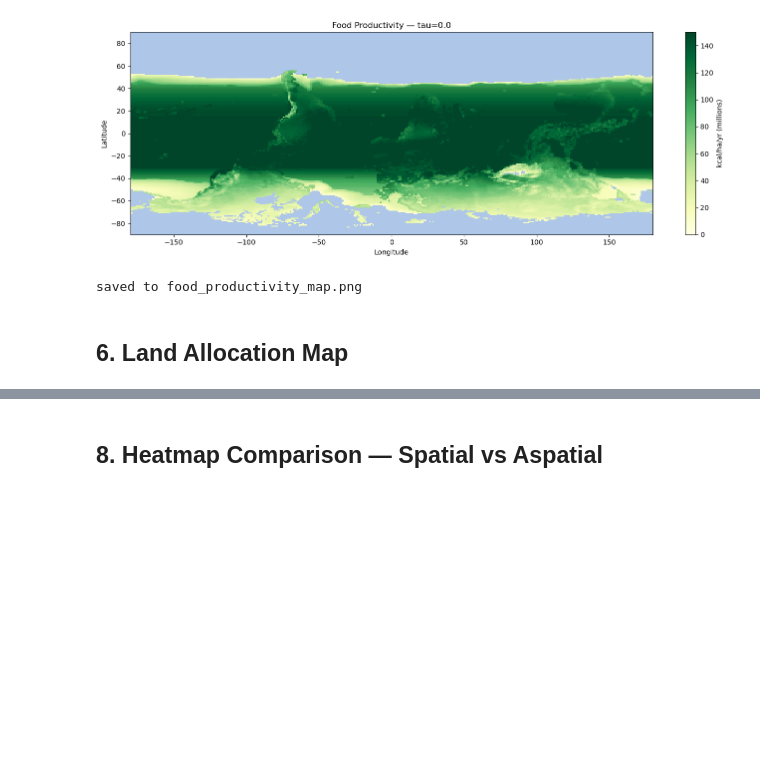
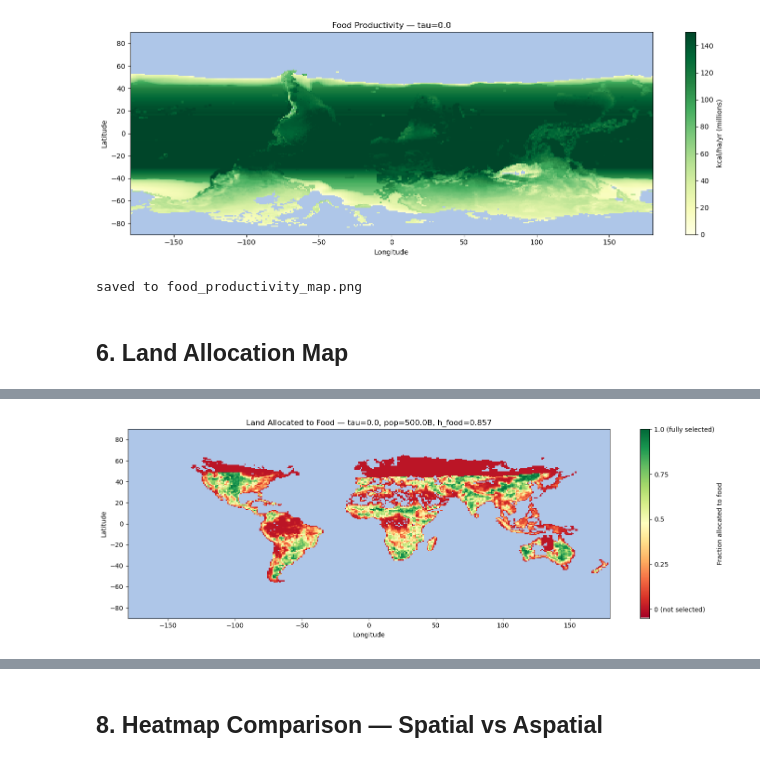
Before and after one commit to evasbenson/ECC_model, a Jupyter notebook: ecc_analysis.ipynb, the cells around one changed output, grey strips where cells are left out. Drawn from its saved outputs; the diff is of its cells as text; code cells hidden in the pictures; blank space fills up the shorter version.

```diff
--- a/ecc_analysis.ipynb
+++ b/ecc_analysis.ipynb
@@ -341,0 +553,78 @@ NameError: name 'lon2d' is not defined
+# %%
+# test higher population to see if cutoff disappears and more land is used
+tau_test = 0.0
+pop_test = 500.0
+
+kcal_per_ha_test, _ = get_kcal_per_ha(PAR_grid, eimat, area, tau_test)
+
+# rerun optimizer
+params_test = get_parameters()
+sols_test   = get_analytic_sols(params_test)
+p_test      = setup_params(pop_test, tau_test, params_test, sols_test,
+                           use_spatial=True,
+                           kcal_per_ha=kcal_per_ha_test, area_ha=area_ha,
+                           farmedPct=farmedPct, is_land=is_land)
+sol_test, util_test, flag_test = ecc_optimization(pop_test, tau_test, p_test)
+h_food_share_test = sol_test[9]
+
+print(f'tau={tau_test}, pop={pop_test}B')
+print(f'exitflag={flag_test}, utility={-util_test:.4f}, h_food={h_food_share_test:.4f}')
+
+g_flat_test  = kcal_per_ha_test.ravel()
+area_flat    = area_ha.ravel()
+farmed_flat  = farmedPct.ravel()
+land_flat    = is_land.ravel()
+farmable     = (farmed_flat > 0) & land_flat
+unfarmed_land = (farmed_flat == 0) & land_flat
+
+total_ha_test = np.nansum(area_flat * land_flat)
+target_ha     = h_food_share_test * total_ha_test
+
+farmed_area   = farmed_flat * area_flat * farmable
+unfarmed_area = area_flat * unfarmed_land
+
+order       = np.argsort(-g_flat_test)
+selected    = np.zeros(len(g_flat_test))
+accumulated = 0.0
+
+for idx in order:
+    if farmed_area[idx] <= 0: continue
+    if accumulated >= target_ha: break
+    take = min(farmed_area[idx], target_ha - accumulated)
+    selected[idx] = take / area_flat[idx]
+    accumulated  += take
+
+for idx in order:
+    if unfarmed_area[idx] <= 0: continue
+    if accumulated >= target_ha: break
+    take = min(unfarmed_area[idx], target_ha - accumulated)
+    selected[idx] = take / area_flat[idx]
+    accumulated  += take
+
+selected_2d   = selected.reshape(180, 360)
+display_2d    = np.where(farmedPct > 0, selected_2d,
+                np.where(is_land,      -0.05, np.nan))
+
+from matplotlib.colors import LinearSegmentedColormap, BoundaryNorm
+import matplotlib.colors as mcolors
+
+colors_list = ['#d3d3d3'] + list(plt.cm.RdYlGn(np.linspace(0, 1, 256)))
+custom_cmap = LinearSegmentedColormap.from_list('grey_RdYlGn', colors_list, N=257)
+
+plt.figure(figsize=(14, 5))
+im = plt.pcolormesh(lon2d, lat2d, display_2d, cmap=custom_cmap,
+                    shading='auto', vmin=-0.05, vmax=1)
+cbar = plt.colorbar(im, label='Fraction allocated to food')
+cbar.set_ticks([0, 0.25, 0.5, 0.75, 1.0])
+cbar.set_ticklabels(['0 (not selected)', '0.25', '0.5', '0.75', '1.0 (fully selected)'])
+plt.title(f'Land Allocated to Food — tau={tau_test}, pop={pop_test}B, h_food={h_food_share_test:.3f}')
+plt.xlabel('Longitude')
+plt.ylabel('Latitude')
+plt.gca().set_facecolor('#aec6e8')
+plt.tight_layout()
+plt.savefig(f'land_allocation_tau{tau_test}_pop{int(pop_test)}.png', dpi=150, bbox_inches='tight')
+plt.show()
+print(f'saved to land_allocation_tau{tau_test}_pop{int(pop_test)}.png')
+print(f'total selected area: {np.nansum(selected * area_flat)/1e9:.2f} Gha')
+print(f'total farmable area: {np.nansum(area_flat * farmable)/1e9:.2f} Gha')
+# %% [output]
@@ -341,0 +633 @@ NameError: name 'lon2d' is not defined
+[figure, added]
```
Also changed, not shown: parts of 22 cells of this notebook, 4 other files.
